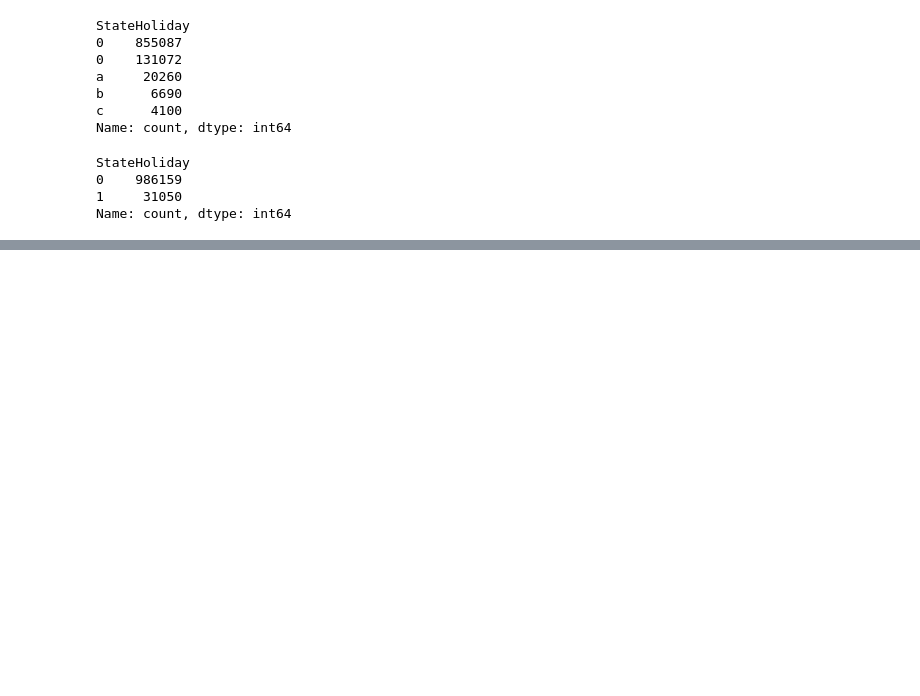
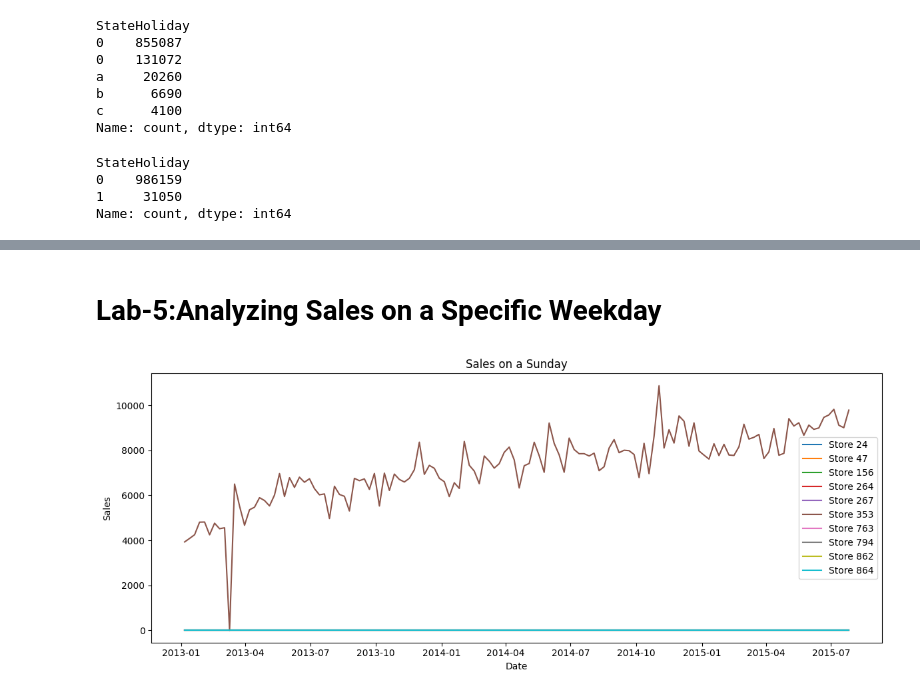
Before and after one commit to SARANGIVenkateshwarlu/Time-Series-Projects, a Jupyter notebook: Time_Series_Analysis/Lab_1.ipynb, the cells around one changed output, grey strips where cells are left out. Cells and saved outputs as stored; diff of their text form; code cells hidden in the pictures; blank space fills up the shorter version.

```diff
--- a/Time_Series_Analysis/Lab_1.ipynb
+++ b/Time_Series_Analysis/Lab_1.ipynb
@@ -86,0 +217,19 @@ df
+# %% [markdown]
+# Lab-5:Analyzing Sales on a Specific Weekday
+# %%
+# Task 1: Filter the data to DayOfWeek = 7 and visualize sales over time for each store.
+import matplotlib.pyplot as plt
+
+df_d7 = df_10[df_10.DayOfWeek == 7].copy()
+
+plt.figure(figsize = (12, 5))
+for store, data in df_d7.groupby('Store'):
+  plt.plot(data.index, data.Sales, label = f"Store {store}")
+plt.title("Sales on a Sunday")
+plt.xlabel("Date")
+plt.ylabel("Sales")
+plt.legend()
+plt.tight_layout()
+plt.show()
+# %% [output]
+[figure, added]
```
Also changed, not shown: parts of 19 cells of this notebook.
